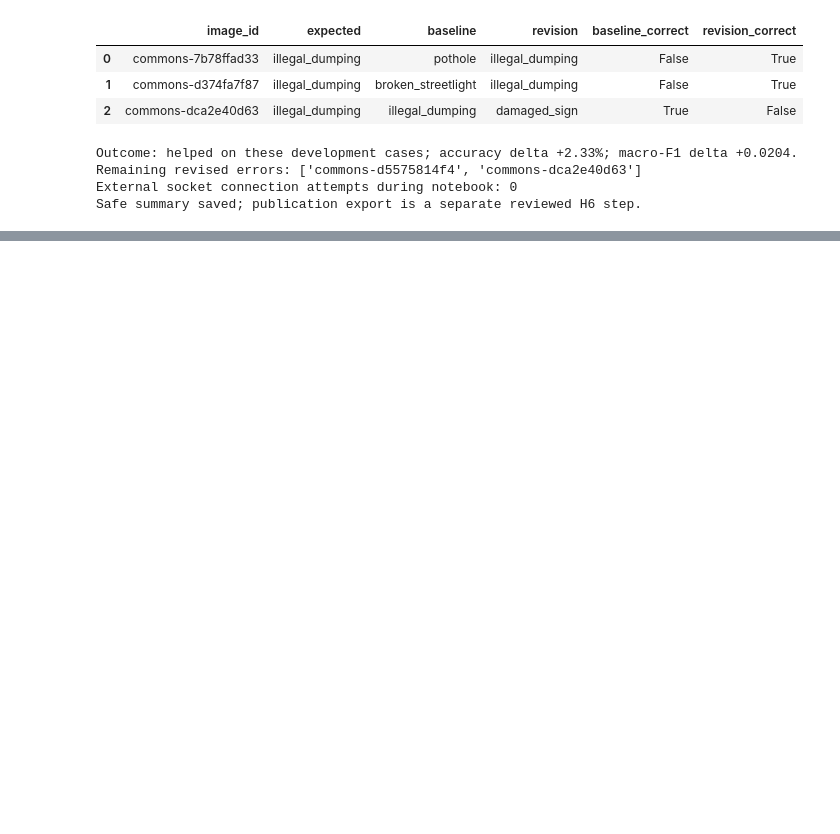
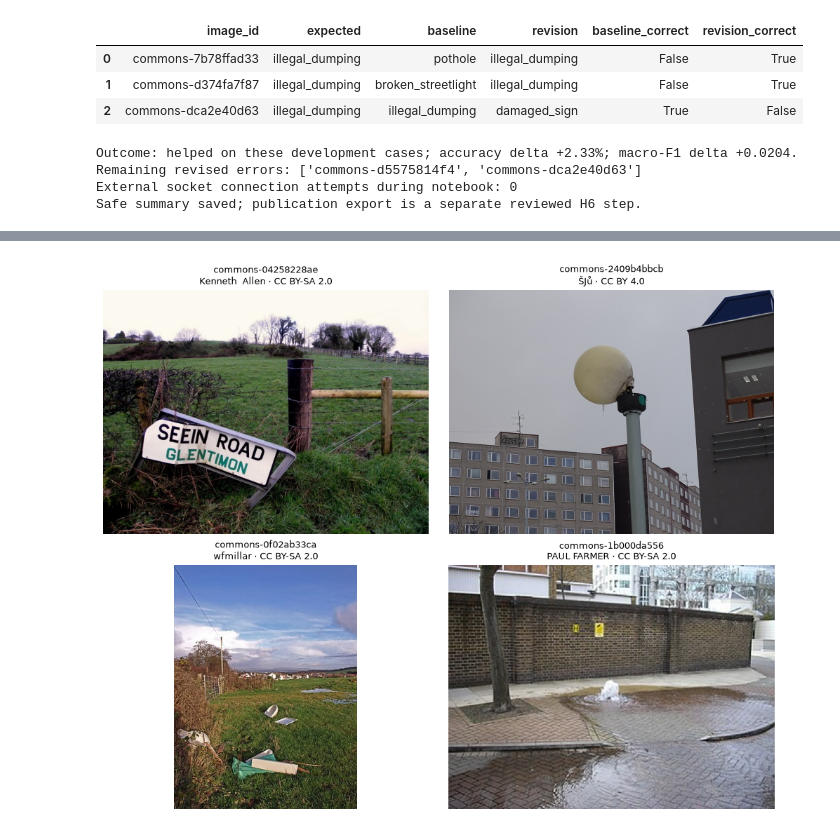
Before and after one commit to Itz-Viggy/civicfix, a Jupyter notebook: experiments/first_model_exploration/training_experiments.ipynb, the cells around one changed output, grey strips where cells are left out. Cells and saved outputs as stored; diff of their text form; code cells hidden in the pictures; blank space fills up the shorter version.

```diff
--- a/experiments/first_model_exploration/training_experiments.ipynb
+++ b/experiments/first_model_exploration/training_experiments.ipynb
@@ -514,0 +734,16 @@ The result supports keeping the revised prompts for the next evaluation, but a s
+# %%
+rows = []
+for name in ["baseline", "revision"]:
+    m = desc_results[name]
+    rows.append({"run": name, "model / prompt": "Qwen3-VL-4B MLX 4-bit / " + desc_runs[name][0]["prompt_version"],
+        "attempted / valid / reviewed": f"{m['attempted']} / {m['generated']} / {m['reviewed']}",
+        "mean raw cosine": m["mean_clip_cosine"],
+        "zero unsupported / reviewed": f"{m['zero_unsupported_claims']} / {m['reviewed']}",
+        "clarity / specificity": f"{m['mean_clarity']:.2f} / {m['mean_specificity']:.2f}",
+        "mean / p95 seconds": f"{m['generation_latency_seconds']['mean']:.3f} / {m['generation_latency_seconds']['p95']:.3f}"})
+display(pd.DataFrame(rows).set_index("run").round(6))
+pairs = desc_results["paired_metrics"]
+print(f"Shared reviewed/scored cases: {pairs['reviewed_pair_n']}; zero-unsupported {pairs['baseline_zero_unsupported_on_pairs']}/14 → {pairs['revision_zero_unsupported_on_pairs']}/14.")
+print(f"Factuality fixes: {desc_results['factuality_fixes']}; regressions: {desc_results['factuality_regressions']}; paired mean cosine change: {pairs['mean_cosine_delta']:+.6f}.")
+print(f"Missing important facts: baseline {desc_results['baseline']['missing_important_visible_fact_n']}/16, revision {desc_results['revision']['missing_important_visible_fact_n']}/15; paired change {pairs['missing_fact_delta']}.")
+print("The prompt change did not improve results. Higher cosine alone did not imply factual correctness.")
@@ -514,0 +763,27 @@ The result supports keeping the revised prompts for the next evaluation, but a s
+# %%
+case_ids = ["commons-04258228ae", "commons-2409b4bbcb", "commons-0f02ab33ca", "commons-1b000da556"]
+photos = {r["image_id"]: r for r in selection["images"]}
+fig, axes = plt.subplots(2, 2, figsize=(10, 8))
+for ax, image_id in zip(axes.flat, case_ids):
+    photo = photos[image_id]
+    with Image.open(DESC_ROOT / "data" / photo["filename"]) as photo_image:
+        ax.imshow(photo_image)
+    ax.set_title(image_id + "\n" + photo["author"] + " · " + photo["license"], fontsize=9)
+    ax.axis("off")
+fig.tight_layout()
+plt.show()
+case_rows = []
+for image_id in case_ids:
+    pair = next(r for r in desc_results["paired"] if r["image_id"] == image_id)
+    for name in ["baseline", "revision"]:
+        generation = next(r for r in desc_runs[name][1] if r["image_id"] == image_id)
+        review = next(r for r in desc_runs[name][3] if r["image_id"] == image_id)
+        case_rows.append({"image_id": image_id, "run": name, "description": generation["description"],
+                          "unsupported claims": review["unsupported_claim_count"],
+                          "claim notes (all fields)": "; ".join(review["unsupported_claims"]) or "No unsupported claim found",
+                          "paired cosine change": pair["clip_cosine_delta"]})
+with pd.option_context("display.max_colwidth", None):
+    display(pd.DataFrame(case_rows).style.hide(axis="index").format({"paired cosine change": "{:+.6f}"})
+            .set_properties(**{"white-space": "normal", "max-width": "320px", "vertical-align": "top"}))
+# %% [output]
+[figure, added]
```
Also changed, not shown: parts of 21 cells of this notebook, 9 other files.
